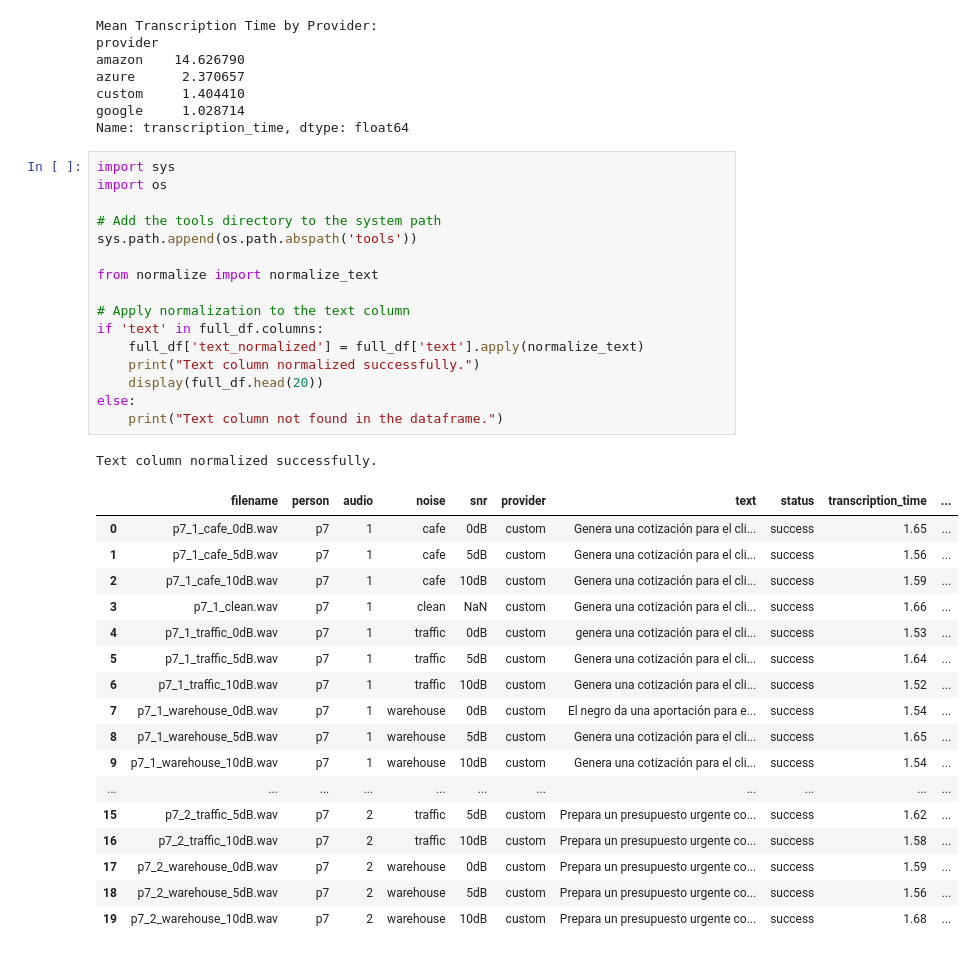
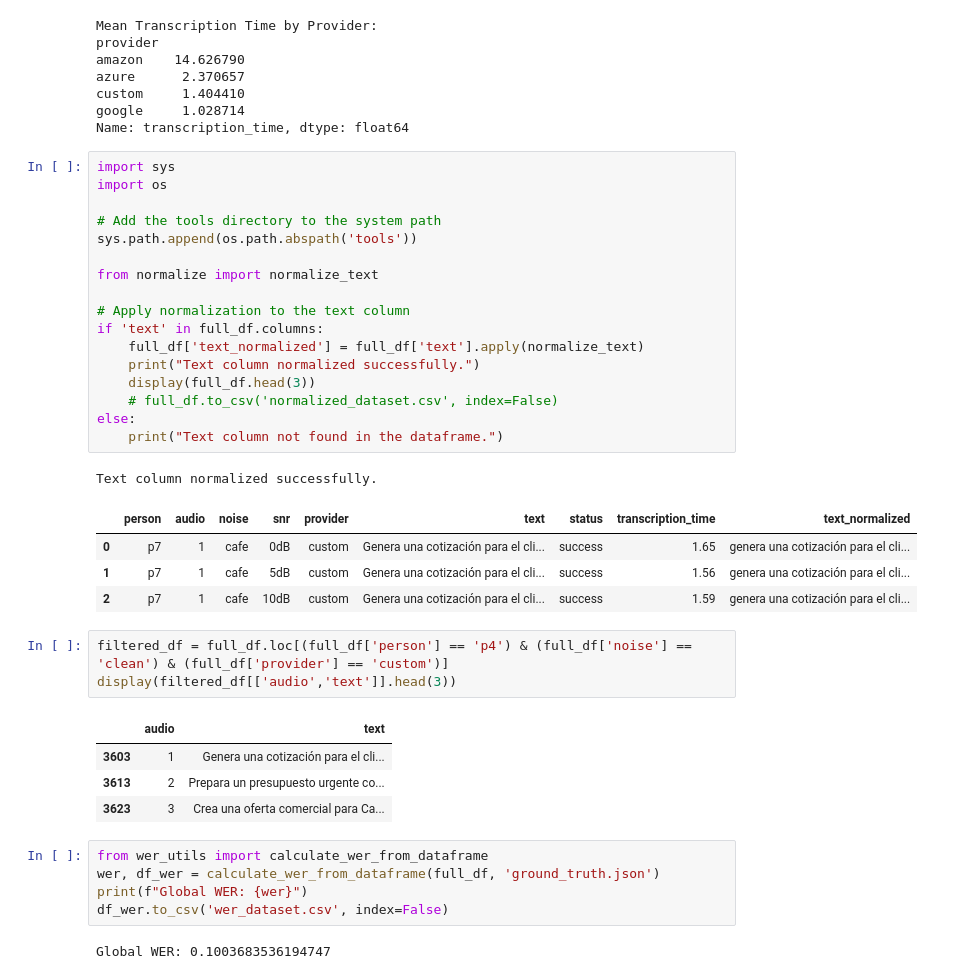
Before and after one commit to agomezb/ASR-Comparative, a Jupyter notebook: analisis.ipynb, the cells around one changed output. Drawn from its saved outputs; the diff is of its cells as text.

```diff
--- a/analisis.ipynb
+++ b/analisis.ipynb
@@ -64,35 +57,38 @@ Name: transcription_time, dtype: float64
 # %%
 import sys
 import os
 
 # Add the tools directory to the system path
 sys.path.append(os.path.abspath('tools'))
 
 from normalize import normalize_text
 
 # Apply normalization to the text column
 if 'text' in full_df.columns:
     full_df['text_normalized'] = full_df['text'].apply(normalize_text)
     print("Text column normalized successfully.")
-    display(full_df.head(20))
+    display(full_df.head(3))
+    # full_df.to_csv('normalized_dataset.csv', index=False)
 else:
     print("Text column not found in the dataframe.")
 # %% [output]
 Text column normalized successfully.
-|  | filename | person | audio | noise | snr | provider | text | status | transcription_time | ... |
-| 0 | p7_1_cafe_0dB.wav | p7 | 1 | cafe | 0dB | custom | Genera una cotización para el cli... | success | 1.65 | ... |
-| 1 | p7_1_cafe_5dB.wav | p7 | 1 | cafe | 5dB | custom | Genera una cotización para el cli... | success | 1.56 | ... |
-| 2 | p7_1_cafe_10dB.wav | p7 | 1 | cafe | 10dB | custom | Genera una cotización para el cli... | success | 1.59 | ... |
-| 3 | p7_1_clean.wav | p7 | 1 | clean | NaN | custom | Genera una cotización para el cli... | success | 1.66 | ... |
-| 4 | p7_1_traffic_0dB.wav | p7 | 1 | traffic | 0dB | custom | genera una cotización para el cli... | success | 1.53 | ... |
-| 5 | p7_1_traffic_5dB.wav | p7 | 1 | traffic | 5dB | custom | Genera una cotización para el cli... | success | 1.64 | ... |
-| 6 | p7_1_traffic_10dB.wav | p7 | 1 | traffic | 10dB | custom | Genera una cotización para el cli... | success | 1.52 | ... |
-| 7 | p7_1_warehouse_0dB.wav | p7 | 1 | warehouse | 0dB | custom | El negro da una aportación para e... | success | 1.54 | ... |
-| 8 | p7_1_warehouse_5dB.wav | p7 | 1 | warehouse | 5dB | custom | Genera una cotización para el cli... | success | 1.65 | ... |
-| 9 | p7_1_warehouse_10dB.wav | p7 | 1 | warehouse | 10dB | custom | Genera una cotización para el cli... | success | 1.54 | ... |
-| ... | ... | ... | ... | ... | ... | ... | ... | ... | ... | ... |
-| 15 | p7_2_traffic_5dB.wav | p7 | 2 | traffic | 5dB | custom | Prepara un presupuesto urgente co... | success | 1.62 | ... |
-| 16 | p7_2_traffic_10dB.wav | p7 | 2 | traffic | 10dB | custom | Prepara un presupuesto urgente co... | success | 1.58 | ... |
-| 17 | p7_2_warehouse_0dB.wav | p7 | 2 | warehouse | 0dB | custom | Prepara un presupuesto urgente co... | success | 1.59 | ... |
-| 18 | p7_2_warehouse_5dB.wav | p7 | 2 | warehouse | 5dB | custom | Prepara un presupuesto urgente co... | success | 1.56 | ... |
-| 19 | p7_2_warehouse_10dB.wav | p7 | 2 | warehouse | 10dB | custom | Prepara un presupuesto urgente co... | success | 1.68 | ... |
+|  | person | audio | noise | snr | provider | text | status | transcription_time | text_normalized |
+| 0 | p7 | 1 | cafe | 0dB | custom | Genera una cotización para el cli... | success | 1.65 | genera una cotización para el cli... |
+| 1 | p7 | 1 | cafe | 5dB | custom | Genera una cotización para el cli... | success | 1.56 | genera una cotización para el cli... |
+| 2 | p7 | 1 | cafe | 10dB | custom | Genera una cotización para el cli... | success | 1.59 | genera una cotización para el cli... |
+# %%
+filtered_df = full_df.loc[(full_df['person'] == 'p4') & (full_df['noise'] == 'clean') & (full_df['provider'] == 'custom')]
+display(filtered_df[['audio','text']].head(3))
+# %% [output]
+|  | audio | text |
+| 3603 | 1 | Genera una cotización para el cli... |
+| 3613 | 2 | Prepara un presupuesto urgente co... |
+| 3623 | 3 | Crea una oferta comercial para Ca... |
+# %%
+from wer_utils import calculate_wer_from_dataframe
+wer, df_wer = calculate_wer_from_dataframe(full_df, 'ground_truth.json')
+print(f"Global WER: {wer}")
+df_wer.to_csv('wer_dataset.csv', index=False)
+# %% [output]
+Global WER: 0.1003683536194747
```
Also changed, not shown: parts of 4 cells of this notebook, 5 other files.
